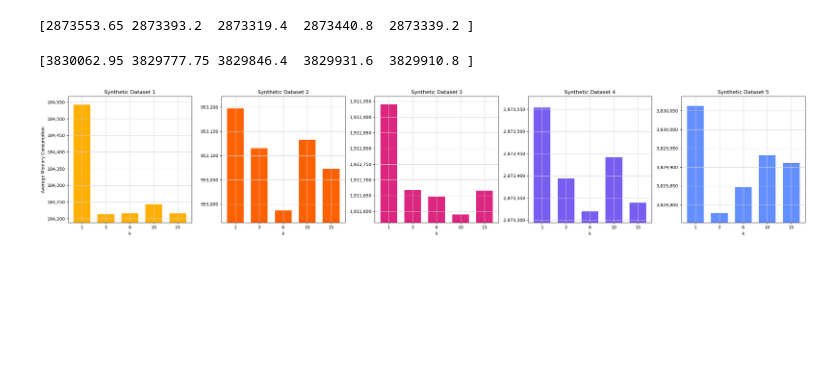
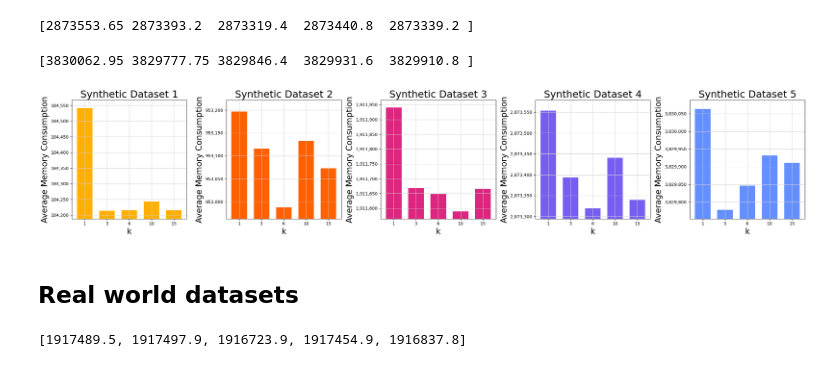
Before and after one commit to niconymanda/knn-chain, a Jupyter notebook: paper_results.ipynb, the cells around one changed output. Drawn from its saved outputs; the diff is of its cells as text; code cells hidden in the pictures; blank space fills up the shorter version.

```diff
--- a/paper_results.ipynb
+++ b/paper_results.ipynb
@@ -494,3 +454,4 @@ med_mem = [953196.7, 953115.5, 952987.2, 953132.6, 953072.4]
 large_mem = [1911940.35, 1911668.1, 1911647.4, 1911589.3, 1911665.4]
 xl_mem = [2873553.65, 2873393.2, 2873319.4, 2873440.8, 2873339.2]
 xxl_mem = [3830062.95, 3829777.75, 3829846.4, 3829931.6, 3829910.8]
+syn_mems = [s_mem, med_mem, large_mem, xl_mem, xxl_mem]
@@ -499,66 +458,8 @@ str_ks = list(map(str, ks))
-# %%
-import matplotlib.ticker as mticker
-
-# Create subplots
-fig, axes = plt.subplots(1, 5, figsize=(25, 5), sharex=False, sharey=False)
-
-# Bar width
-bar_width = 0.7
-
-# Define a function to set axis limits and disable scientific notation
-def set_axis_limits(ax, y):
-    ax.set_ylim([min(y) - 25, max(y) + 25])
-    ax.ticklabel_format(style='plain', axis='y')  # Disable scientific notation
-    ax.yaxis.set_major_formatter(mticker.StrMethodFormatter('{x:,.0f}'))  # Format the y-axis labels
-
-# Plot for the first runtime list
-axes[0].bar(str_ks, s_mem, color='#FFB000', width=bar_width)
-# for i, avg in enumerate(s_mem):
-#     axes[0].text(ks[i], avg, f'{avg:.0f}', ha='center', va='bottom', fontsize=10, color='#000000', fontweight='bold')
-axes[0].set_title('Synthetic Dataset 1')
-axes[0].set_xlabel('k')
-axes[0].set_ylabel('Average Memory Consumption')
-axes[0].grid(c="#d3d3d3")
-set_axis_limits(axes[0], s_mem)
-
-# Plot for the second runtime list
-axes[1].bar(str_ks, med_mem, color='#FE6100', width=bar_width)
-# for i, avg in enumerate(med_mem):
-#     axes[1].text(ks[i], avg, f'{avg:.0f}', ha='center', va='bottom', fontsize=10, color='#000000', fontweight='bold')
-axes[1].set_title('Synthetic Dataset 2')
-axes[1].set_xlabel('k')
-axes[1].grid(c="#d3d3d3")
-set_axis_limits(axes[1], med_mem)
-
-# Plot for the third runtime list
-axes[2].bar(str_ks, large_mem, color='#DC267F', width=bar_width)
-# for i, avg in enumerate(large_mem):
-#     axes[2].text(ks[i], avg, f'{avg:.0f}', ha='center', va='bottom', fontsize=10, color='#000000', fontweight='bold')
-axes[2].set_title('Synthetic Dataset 3')
-axes[2].set_xlabel('k')
-axes[2].grid(c="#d3d3d3")
-set_axis_limits(axes[2], large_mem)
-
-# Plot for the fourth runtime list
-axes[3].bar(str_ks, xl_mem, color='#785EF0', width=bar_width)
-# for i, avg in enumerate(xl_mem):
-#     axes[3].text(ks[i], avg, f'{avg:.0f}', ha='center', va='bottom', fontsize=10, color='#000000', fontweight='bold')
-axes[3].set_title('Synthetic Dataset 4')
-axes[3].set_xlabel('k')
-axes[3].grid(c="#d3d3d3")
-set_axis_limits(axes[3], xl_mem)
-
-# Plot for the fifth runtime list
-axes[4].bar(str_ks, xxl_mem, color='#648FFF', width=bar_width)
-# for i, avg in enumerate(xxl_mem):
-#     axes[4].text(ks[i], avg, f'{avg:.0f}', ha='center', va='bottom', fontsize=10, color='#000000', fontweight='bold')
-axes[4].set_title('Synthetic Dataset 5')
-axes[4].set_xlabel('k')
-axes[4].grid(c="#d3d3d3")
-set_axis_limits(axes[4], xxl_mem)
-
-# Adjust layout
-plt.tight_layout()
-plt.show()
-# %% [output]
-[figure, removed]
+# %%
+titles = ['Synthetic Dataset 1','Synthetic Dataset 2','Synthetic Dataset 3','Synthetic Dataset 4','Synthetic Dataset 5']
+# %%
+plot_mem(syn_mems, ks, titles)
+# %% [output]
+[figure, added]
+# %% [markdown]
+## Real world datasets
@@ -564,0 +484,5 @@ plt.show()
+# %%
+mnist_mem = wrapper_mem(mnist_data[:10000], new_ks, 20)
+print(mnist_mem)
+# %% [output]
+[1917489.5, 1917497.9, 1916723.9, 1917454.9, 1916837.8]
```
Also changed, not shown: parts of 25 cells of this notebook.
